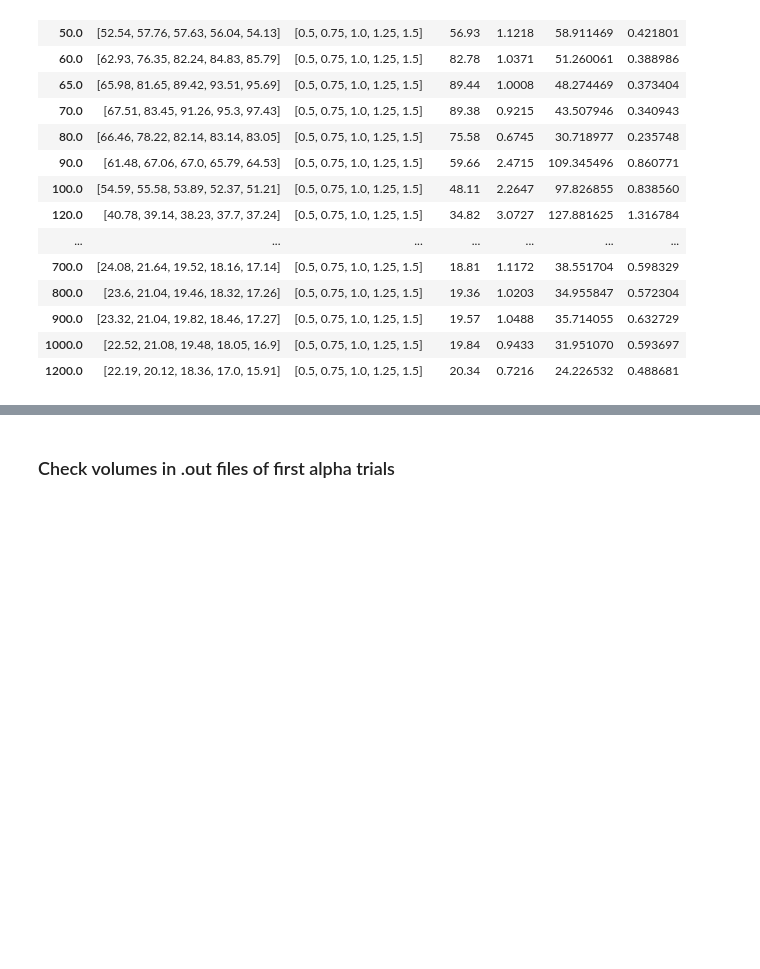
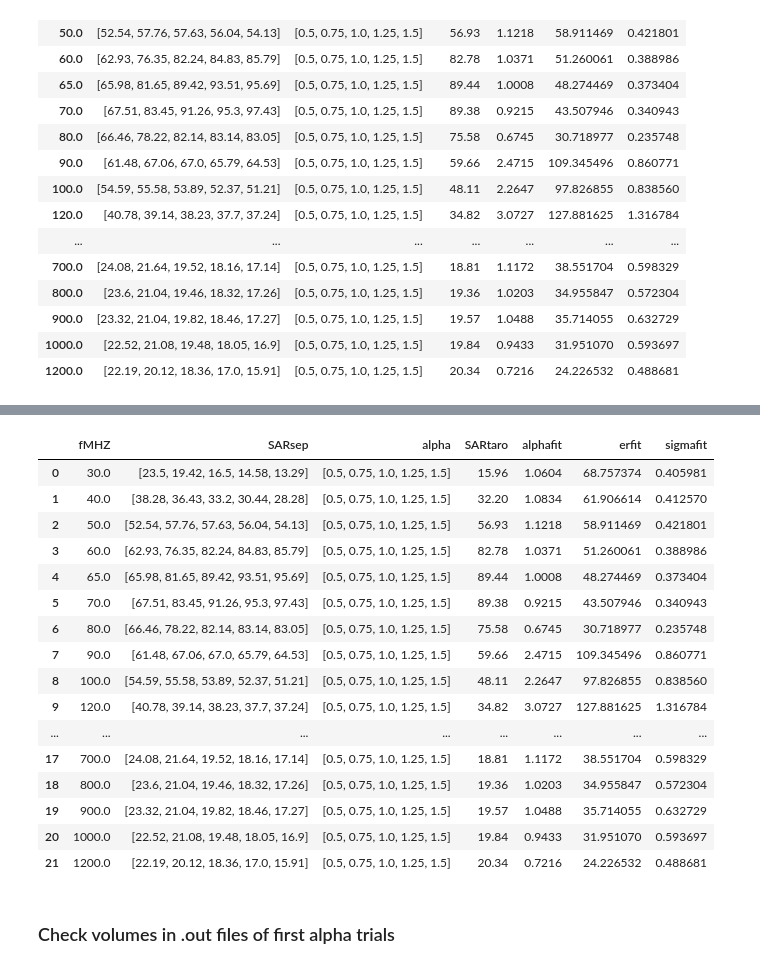
Before and after one commit to dreme/spatial-averaging-wg, a Jupyter notebook: notebooks/tissue_dielectrics.ipynb, the cells around one changed output, grey strips where cells are left out. Drawn from its saved outputs; the diff is of its cells as text; code cells hidden in the pictures; blank space fills up the shorter version.

```diff
--- a/notebooks/tissue_dielectrics.ipynb
+++ b/notebooks/tissue_dielectrics.ipynb
@@ -679,3 +690,24 @@ dfalpha
+# %%
+display(dfalpha2)
+dfalpha2[['fMHZ', 'erfit', 'sigmafit']].to_clipboard()
+# %% [output]
+|  | fMHZ | SARsep | alpha | SARtaro | alphafit | erfit | sigmafit |
+| 0 | 30.0 | [23.5, 19.42, 16.5, 14.58, 13.29] | [0.5, 0.75, 1.0, 1.25, 1.5] | 15.96 | 1.0604 | 68.757374 | 0.405981 |
+| 1 | 40.0 | [38.28, 36.43, 33.2, 30.44, 28.28] | [0.5, 0.75, 1.0, 1.25, 1.5] | 32.20 | 1.0834 | 61.906614 | 0.412570 |
+| 2 | 50.0 | [52.54, 57.76, 57.63, 56.04, 54.13] | [0.5, 0.75, 1.0, 1.25, 1.5] | 56.93 | 1.1218 | 58.911469 | 0.421801 |
+| 3 | 60.0 | [62.93, 76.35, 82.24, 84.83, 85.79] | [0.5, 0.75, 1.0, 1.25, 1.5] | 82.78 | 1.0371 | 51.260061 | 0.388986 |
+| 4 | 65.0 | [65.98, 81.65, 89.42, 93.51, 95.69] | [0.5, 0.75, 1.0, 1.25, 1.5] | 89.44 | 1.0008 | 48.274469 | 0.373404 |
+| 5 | 70.0 | [67.51, 83.45, 91.26, 95.3, 97.43] | [0.5, 0.75, 1.0, 1.25, 1.5] | 89.38 | 0.9215 | 43.507946 | 0.340943 |
+| 6 | 80.0 | [66.46, 78.22, 82.14, 83.14, 83.05] | [0.5, 0.75, 1.0, 1.25, 1.5] | 75.58 | 0.6745 | 30.718977 | 0.235748 |
+| 7 | 90.0 | [61.48, 67.06, 67.0, 65.79, 64.53] | [0.5, 0.75, 1.0, 1.25, 1.5] | 59.66 | 2.4715 | 109.345496 | 0.860771 |
+| 8 | 100.0 | [54.59, 55.58, 53.89, 52.37, 51.21] | [0.5, 0.75, 1.0, 1.25, 1.5] | 48.11 | 2.2647 | 97.826855 | 0.838560 |
+| 9 | 120.0 | [40.78, 39.14, 38.23, 37.7, 37.24] | [0.5, 0.75, 1.0, 1.25, 1.5] | 34.82 | 3.0727 | 127.881625 | 1.316784 |
+| ... | ... | ... | ... | ... | ... | ... | ... |
+| 17 | 700.0 | [24.08, 21.64, 19.52, 18.16, 17.14] | [0.5, 0.75, 1.0, 1.25, 1.5] | 18.81 | 1.1172 | 38.551704 | 0.598329 |
+| 18 | 800.0 | [23.6, 21.04, 19.46, 18.32, 17.26] | [0.5, 0.75, 1.0, 1.25, 1.5] | 19.36 | 1.0203 | 34.955847 | 0.572304 |
+| 19 | 900.0 | [23.32, 21.04, 19.82, 18.46, 17.27] | [0.5, 0.75, 1.0, 1.25, 1.5] | 19.57 | 1.0488 | 35.714055 | 0.632729 |
+| 20 | 1000.0 | [22.52, 21.08, 19.48, 18.05, 16.9] | [0.5, 0.75, 1.0, 1.25, 1.5] | 19.84 | 0.9433 | 31.951070 | 0.593697 |
+| 21 | 1200.0 | [22.19, 20.12, 18.36, 17.0, 15.91] | [0.5, 0.75, 1.0, 1.25, 1.5] | 20.34 | 0.7216 | 24.226532 | 0.488681 |
 # %% [markdown]
 ### Check volumes in .out files of first alpha trials
 # %%
```
Also changed, not shown: parts of 3 cells of this notebook, 47 other files.
